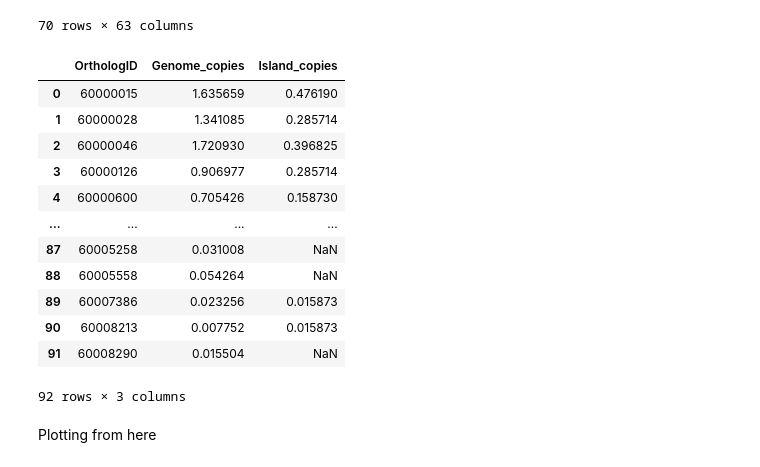
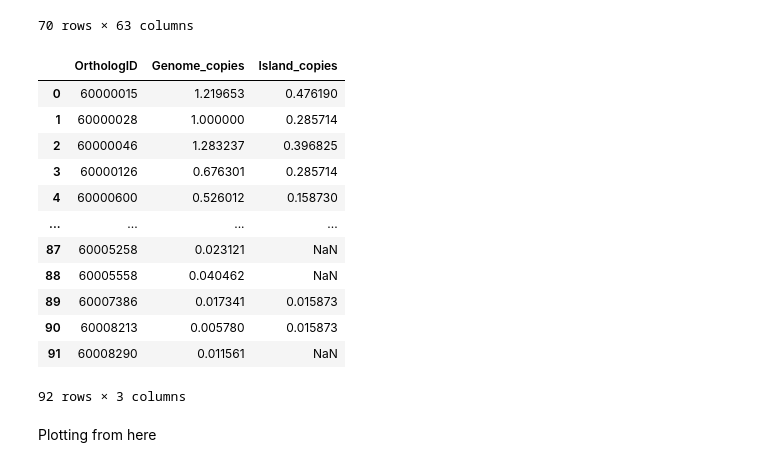
Before and after one commit to Jonahv11/cyano-serralysins, a Jupyter notebook: cycog-tree-tool/ortholog_census.ipynb, the cells around one changed output. Drawn from its saved outputs; the diff is of its cells as text; code cells hidden in the pictures.

```diff
--- a/cycog-tree-tool/ortholog_census.ipynb
+++ b/cycog-tree-tool/ortholog_census.ipynb
@@ -20,23 +20,3 @@ cycogs_df = pd.read_csv(datapath3)
 pro2_genes_df = pd.read_csv(datapath4)
 genomes_df = pd.read_csv(datapath99, sep='\t')
 gi_locations_df = pd.read_csv(datapath)
-# %%
-# make a dataframe quantifying copies of pro2 genes within isolate genomes
-
-genome_ortholog_dict = {}
-isolates_df = genomes_df[genomes_df.TYPE == 'ISOLATE']
-isolates_list = isolates_df.IID.tolist()
-cluster_genes = pro2_genes_df[pro2_genes_df.MedianWeight.gt(0)].Ortholog.to_list()
-
-for genome in isolates_list:
-    genome_cluster_cycogs = cycogs_df[(cycogs_df.GenomeName == genome) & (cycogs_df.OrthologID.isin(cluster_genes))]
-    ortholog_counts = genome_cluster_cycogs['OrthologID'].value_counts().to_dict()
-    genome_ortholog_dict[genome] = ortholog_counts
-
-# Step 2: Convert the dictionary of dictionaries to a DataFrame
-df1 = pd.DataFrame.from_dict(genome_ortholog_dict, orient='index').fillna(0)
-df1 = df1.transpose()
-# The DataFrame 'df' now has orthologIDs as the index, genomes as columns, and the counts as the data points
-display(df1)
-
-# df1.to_csv('../data/out.csv', index=True)
@@ -56,0 +23,20 @@ display(df1)
+# %%
+# make a dataframe quantifying copies of pro2 genes within isolate genomes
+
+genome_ortholog_dict = {}
+isolates_df = genomes_df[genomes_df.TYPE == 'ISOLATE']
+isolates_list = isolates_df.IID.tolist()
+cluster_genes = pro2_genes_df[pro2_genes_df.MedianWeight.gt(0)].Ortholog.to_list()
+
+for genome in isolates_list:
+    genome_cycogs = cycogs_df[(cycogs_df.GenomeName == genome)]
+    ortholog_counts = genome_cycogs['OrthologID'].value_counts().to_dict()
+    genome_ortholog_dict[genome] = ortholog_counts
+
+# Step 2: Convert the dictionary of dictionaries to a DataFrame
+df1 = pd.DataFrame.from_dict(genome_ortholog_dict, orient='index').fillna(0)
+df1 = df1.transpose()
+# The DataFrame 'df' now has orthologIDs as the index, genomes as columns, and the counts as the data points
+df2 = df1[df1.index.isin(cluster_genes)]
+display (df2)
+# df1.to_csv('../data/out.csv', index=True)
@@ -168,32 +168,32 @@ display(df4)
 # %%
 # average and combine the two dataframes for plotting
 
-average_overlaps = df1.mean(axis=1)
+average_overlaps = df2.mean(axis=1)
 average_overlaps = average_overlaps.sort_index()
 average_overlaps2 = df4.mean(axis=1)
 average_overlaps2 = average_overlaps2.sort_index()
 average_overlaps2 = average_overlaps2.reindex(average_overlaps.index)
 
 combined_df = pd.DataFrame({
     'OrthologID': average_overlaps.index,
     'Genome_copies': average_overlaps.values,
     'Island_copies': average_overlaps2.values
 })
 display (combined_df)
 # combined_df.to_csv('../data/ortholog_copies.csv', index=True)
 # %% [output]
 |  | OrthologID | Genome_copies | Island_copies |
-| 0 | 60000015 | 1.635659 | 0.476190 |
-| 1 | 60000028 | 1.341085 | 0.285714 |
-| 2 | 60000046 | 1.720930 | 0.396825 |
-| 3 | 60000126 | 0.906977 | 0.285714 |
-| 4 | 60000600 | 0.705426 | 0.158730 |
+| 0 | 60000015 | 1.219653 | 0.476190 |
+| 1 | 60000028 | 1.000000 | 0.285714 |
+| 2 | 60000046 | 1.283237 | 0.396825 |
+| 3 | 60000126 | 0.676301 | 0.285714 |
+| 4 | 60000600 | 0.526012 | 0.158730 |
 | ... | ... | ... | ... |
-| 87 | 60005258 | 0.031008 | NaN |
-| 88 | 60005558 | 0.054264 | NaN |
-| 89 | 60007386 | 0.023256 | 0.015873 |
-| 90 | 60008213 | 0.007752 | 0.015873 |
-| 91 | 60008290 | 0.015504 | NaN |
+| 87 | 60005258 | 0.023121 | NaN |
+| 88 | 60005558 | 0.040462 | NaN |
+| 89 | 60007386 | 0.017341 | 0.015873 |
+| 90 | 60008213 | 0.005780 | 0.015873 |
+| 91 | 60008290 | 0.011561 | NaN |
 92 rows × 3 columns
 # %%
 # combined_df = pd.read_csv('../data/ortholog_copies.csv', index_col=0)
```
Also changed, not shown: parts of 3 cells of this notebook.
